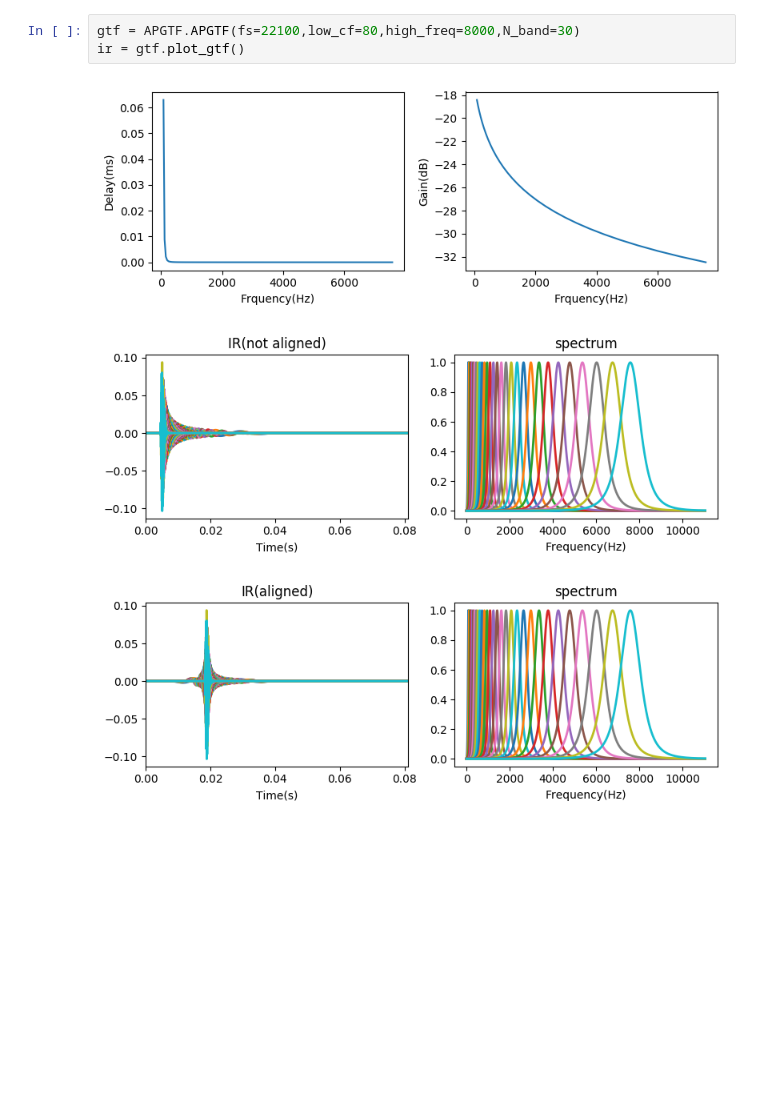
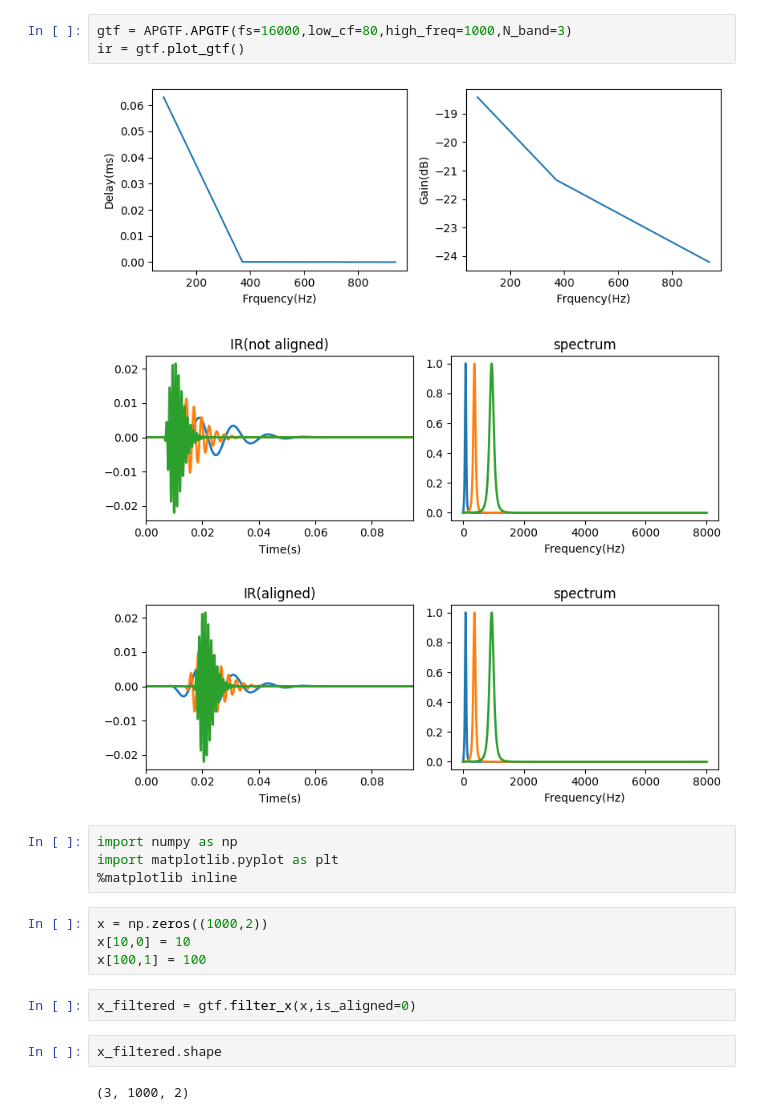
Before and after one commit to gabbalis/Gammatone-filters, a Jupyter notebook: APGTF_test.ipynb, the cells around one changed output. Cells and saved outputs as stored; diff of their text form; blank space fills up the shorter version.

Commit message:
filters now can deal with multi-channel signal

```diff
--- a/APGTF_test.ipynb
+++ b/APGTF_test.ipynb
@@ -235,7 +257,21 @@ reload(APGTF)
 # %%
-gtf = APGTF.APGTF(fs=22100,low_cf=80,high_freq=8000,N_band=30)
+gtf = APGTF.APGTF(fs=16000,low_cf=80,high_freq=1000,N_band=3)
 ir = gtf.plot_gtf()
 # %% [output]
-[figure, old version]
+[figure, new version]
-[figure, old version]
+[figure, new version]
-[figure, old version]
+[figure, new version]
+# %%
+import numpy as np
+import matplotlib.pyplot as plt
+%matplotlib inline
+# %%
+x = np.zeros((1000,2))
+x[10,0] = 10
+x[100,1] = 100
+# %%
+x_filtered = gtf.filter_x(x,is_aligned=0)
+# %%
+x_filtered.shape
+# %% [output]
+(3, 1000, 2)
```
Also changed, not shown: parts of 4 cells of this notebook, 2 other files.
